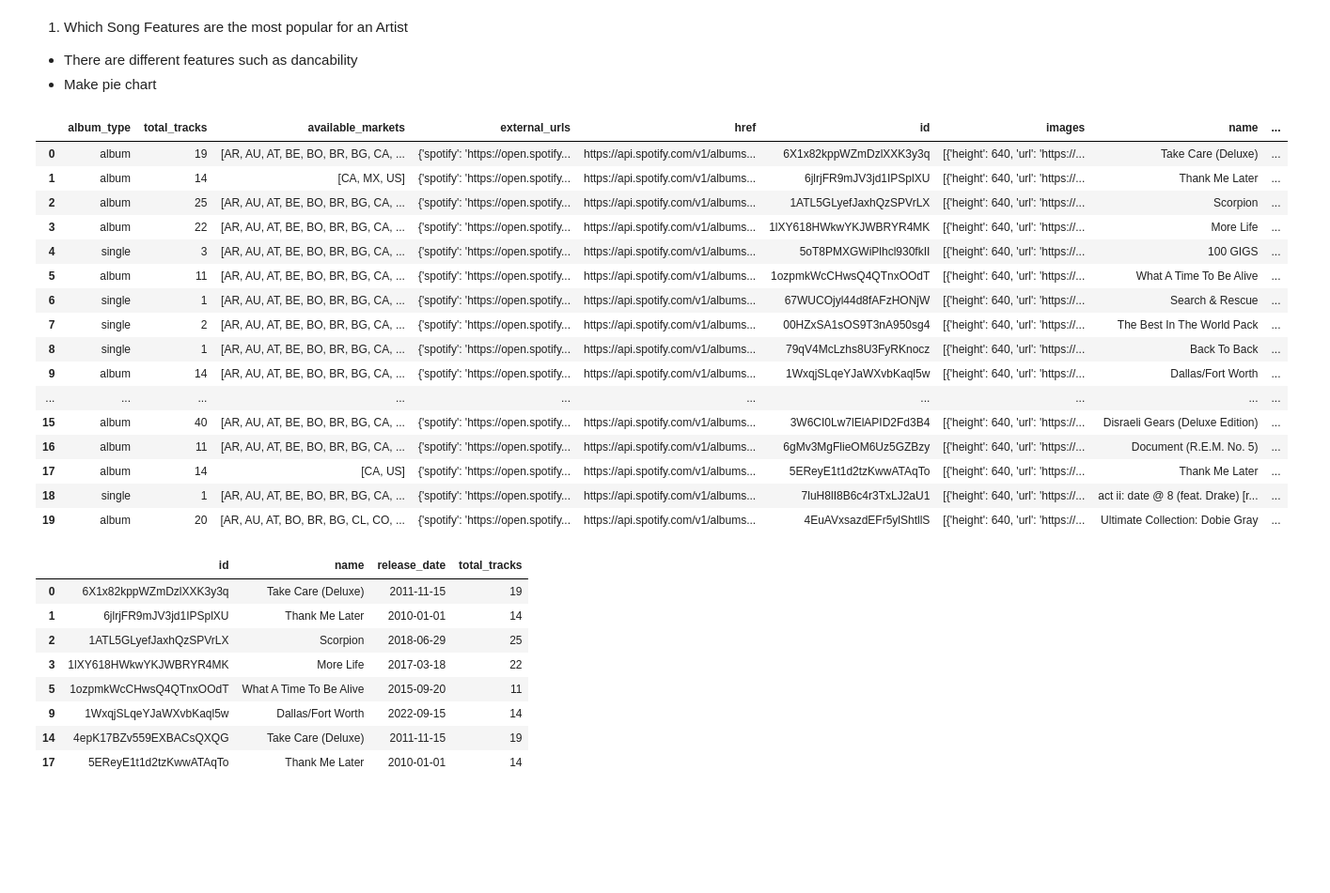
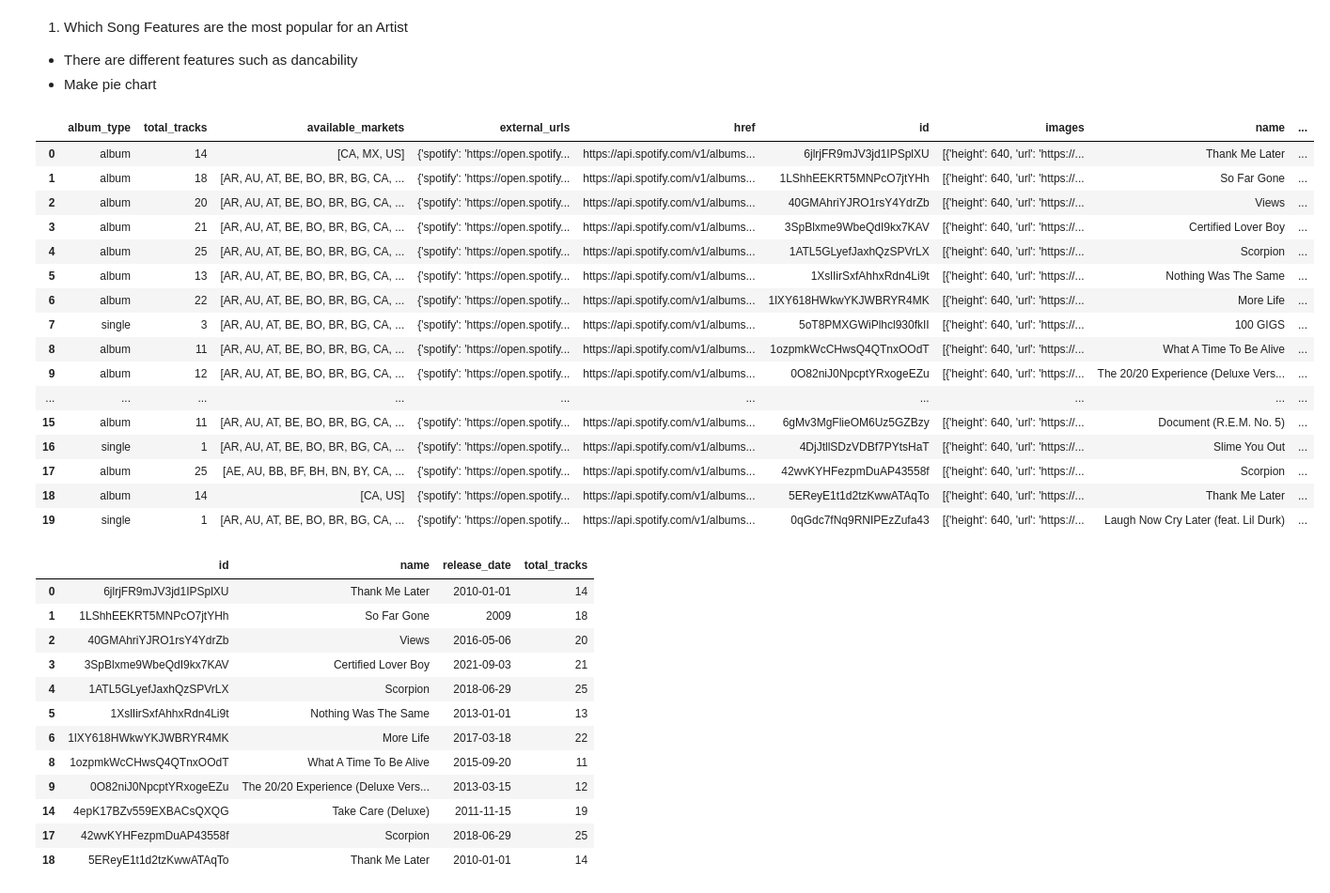
Before and after one commit to schao021/Spotify_Analysis, a Jupyter notebook: spotify_analysis.ipynb, the cells around one changed output. Shown at 94% size. Drawn from its saved outputs; the diff is of its cells as text; code cells hidden in the pictures; blank space fills up the shorter version.

```diff
--- a/spotify_analysis.ipynb
+++ b/spotify_analysis.ipynb
@@ -10,43 +10,46 @@ token = sp.get_token()
 - Make pie chart
 # %%
 result = sp.search_for_album(token, 'Drake')
-type(result)
-df = pd.DataFrame(result['albums']['items'])
+df = pd.DataFrame(result)
 df
 # %% [output]
 |  | album_type | total_tracks | available_markets | external_urls | href | id | images | name | ... |
-| 0 | album | 19 | [AR, AU, AT, BE, BO, BR, BG, CA, ... | {'spotify': 'https://open.spotify... | https://api.spotify.com/v1/albums... | 6X1x82kppWZmDzlXXK3y3q | [{'height': 640, 'url': 'https://... | Take Care (Deluxe) | ... |
-| 1 | album | 14 | [CA, MX, US] | {'spotify': 'https://open.spotify... | https://api.spotify.com/v1/albums... | 6jlrjFR9mJV3jd1IPSplXU | [{'height': 640, 'url': 'https://... | Thank Me Later | ... |
-| 2 | album | 25 | [AR, AU, AT, BE, BO, BR, BG, CA, ... | {'spotify': 'https://open.spotify... | https://api.spotify.com/v1/albums... | 1ATL5GLyefJaxhQzSPVrLX | [{'height': 640, 'url': 'https://... | Scorpion | ... |
-| 3 | album | 22 | [AR, AU, AT, BE, BO, BR, BG, CA, ... | {'spotify': 'https://open.spotify... | https://api.spotify.com/v1/albums... | 1lXY618HWkwYKJWBRYR4MK | [{'height': 640, 'url': 'https://... | More Life | ... |
-| 4 | single | 3 | [AR, AU, AT, BE, BO, BR, BG, CA, ... | {'spotify': 'https://open.spotify... | https://api.spotify.com/v1/albums... | 5oT8PMXGWiPlhcl930fkII | [{'height': 640, 'url': 'https://... | 100 GIGS | ... |
-| 5 | album | 11 | [AR, AU, AT, BE, BO, BR, BG, CA, ... | {'spotify': 'https://open.spotify... | https://api.spotify.com/v1/albums... | 1ozpmkWcCHwsQ4QTnxOOdT | [{'height': 640, 'url': 'https://... | What A Time To Be Alive | ... |
-| 6 | single | 1 | [AR, AU, AT, BE, BO, BR, BG, CA, ... | {'spotify': 'https://open.spotify... | https://api.spotify.com/v1/albums... | 67WUCOjyl44d8fAFzHONjW | [{'height': 640, 'url': 'https://... | Search & Rescue | ... |
-| 7 | single | 2 | [AR, AU, AT, BE, BO, BR, BG, CA, ... | {'spotify': 'https://open.spotify... | https://api.spotify.com/v1/albums... | 00HZxSA1sOS9T3nA950sg4 | [{'height': 640, 'url': 'https://... | The Best In The World Pack | ... |
-| 8 | single | 1 | [AR, AU, AT, BE, BO, BR, BG, CA, ... | {'spotify': 'https://open.spotify... | https://api.spotify.com/v1/albums... | 79qV4McLzhs8U3FyRKnocz | [{'height': 640, 'url': 'https://... | Back To Back | ... |
-| 9 | album | 14 | [AR, AU, AT, BE, BO, BR, BG, CA, ... | {'spotify': 'https://open.spotify... | https://api.spotify.com/v1/albums... | 1WxqjSLqeYJaWXvbKaql5w | [{'height': 640, 'url': 'https://... | Dallas/Fort Worth | ... |
+| 0 | album | 14 | [CA, MX, US] | {'spotify': 'https://open.spotify... | https://api.spotify.com/v1/albums... | 6jlrjFR9mJV3jd1IPSplXU | [{'height': 640, 'url': 'https://... | Thank Me Later | ... |
+| 1 | album | 18 | [AR, AU, AT, BE, BO, BR, BG, CA, ... | {'spotify': 'https://open.spotify... | https://api.spotify.com/v1/albums... | 1LShhEEKRT5MNPcO7jtYHh | [{'height': 640, 'url': 'https://... | So Far Gone | ... |
+| 2 | album | 20 | [AR, AU, AT, BE, BO, BR, BG, CA, ... | {'spotify': 'https://open.spotify... | https://api.spotify.com/v1/albums... | 40GMAhriYJRO1rsY4YdrZb | [{'height': 640, 'url': 'https://... | Views | ... |
+| 3 | album | 21 | [AR, AU, AT, BE, BO, BR, BG, CA, ... | {'spotify': 'https://open.spotify... | https://api.spotify.com/v1/albums... | 3SpBlxme9WbeQdI9kx7KAV | [{'height': 640, 'url': 'https://... | Certified Lover Boy | ... |
+| 4 | album | 25 | [AR, AU, AT, BE, BO, BR, BG, CA, ... | {'spotify': 'https://open.spotify... | https://api.spotify.com/v1/albums... | 1ATL5GLyefJaxhQzSPVrLX | [{'height': 640, 'url': 'https://... | Scorpion | ... |
+| 5 | album | 13 | [AR, AU, AT, BE, BO, BR, BG, CA, ... | {'spotify': 'https://open.spotify... | https://api.spotify.com/v1/albums... | 1XslIirSxfAhhxRdn4Li9t | [{'height': 640, 'url': 'https://... | Nothing Was The Same | ... |
+| 6 | album | 22 | [AR, AU, AT, BE, BO, BR, BG, CA, ... | {'spotify': 'https://open.spotify... | https://api.spotify.com/v1/albums... | 1lXY618HWkwYKJWBRYR4MK | [{'height': 640, 'url': 'https://... | More Life | ... |
+| 7 | single | 3 | [AR, AU, AT, BE, BO, BR, BG, CA, ... | {'spotify': 'https://open.spotify... | https://api.spotify.com/v1/albums... | 5oT8PMXGWiPlhcl930fkII | [{'height': 640, 'url': 'https://... | 100 GIGS | ... |
+| 8 | album | 11 | [AR, AU, AT, BE, BO, BR, BG, CA, ... | {'spotify': 'https://open.spotify... | https://api.spotify.com/v1/albums... | 1ozpmkWcCHwsQ4QTnxOOdT | [{'height': 640, 'url': 'https://... | What A Time To Be Alive | ... |
+| 9 | album | 12 | [AR, AU, AT, BE, BO, BR, BG, CA, ... | {'spotify': 'https://open.spotify... | https://api.spotify.com/v1/albums... | 0O82niJ0NpcptYRxogeEZu | [{'height': 640, 'url': 'https://... | The 20/20 Experience (Deluxe Vers... | ... |
 | ... | ... | ... | ... | ... | ... | ... | ... | ... | ... |
-| 15 | album | 40 | [AR, AU, AT, BE, BO, BR, BG, CA, ... | {'spotify': 'https://open.spotify... | https://api.spotify.com/v1/albums... | 3W6CI0Lw7lElAPID2Fd3B4 | [{'height': 640, 'url': 'https://... | Disraeli Gears (Deluxe Edition) | ... |
-| 16 | album | 11 | [AR, AU, AT, BE, BO, BR, BG, CA, ... | {'spotify': 'https://open.spotify... | https://api.spotify.com/v1/albums... | 6gMv3MgFlieOM6Uz5GZBzy | [{'height': 640, 'url': 'https://... | Document (R.E.M. No. 5) | ... |
-| 17 | album | 14 | [CA, US] | {'spotify': 'https://open.spotify... | https://api.spotify.com/v1/albums... | 5EReyE1t1d2tzKwwATAqTo | [{'height': 640, 'url': 'https://... | Thank Me Later | ... |
-| 18 | single | 1 | [AR, AU, AT, BE, BO, BR, BG, CA, ... | {'spotify': 'https://open.spotify... | https://api.spotify.com/v1/albums... | 7luH8lI8B6c4r3TxLJ2aU1 | [{'height': 640, 'url': 'https://... | act ii: date @ 8 (feat. Drake) [r... | ... |
-| 19 | album | 20 | [AR, AU, AT, BO, BR, BG, CL, CO, ... | {'spotify': 'https://open.spotify... | https://api.spotify.com/v1/albums... | 4EuAVxsazdEFr5ylShtllS | [{'height': 640, 'url': 'https://... | Ultimate Collection: Dobie Gray | ... |
+| 15 | album | 11 | [AR, AU, AT, BE, BO, BR, BG, CA, ... | {'spotify': 'https://open.spotify... | https://api.spotify.com/v1/albums... | 6gMv3MgFlieOM6Uz5GZBzy | [{'height': 640, 'url': 'https://... | Document (R.E.M. No. 5) | ... |
+| 16 | single | 1 | [AR, AU, AT, BE, BO, BR, BG, CA, ... | {'spotify': 'https://open.spotify... | https://api.spotify.com/v1/albums... | 4DjJtllSDzVDBf7PYtsHaT | [{'height': 640, 'url': 'https://... | Slime You Out | ... |
+| 17 | album | 25 | [AE, AU, BB, BF, BH, BN, BY, CA, ... | {'spotify': 'https://open.spotify... | https://api.spotify.com/v1/albums... | 42wvKYHFezpmDuAP43558f | [{'height': 640, 'url': 'https://... | Scorpion | ... |
+| 18 | album | 14 | [CA, US] | {'spotify': 'https://open.spotify... | https://api.spotify.com/v1/albums... | 5EReyE1t1d2tzKwwATAqTo | [{'height': 640, 'url': 'https://... | Thank Me Later | ... |
+| 19 | single | 1 | [AR, AU, AT, BE, BO, BR, BG, CA, ... | {'spotify': 'https://open.spotify... | https://api.spotify.com/v1/albums... | 0qGdc7fNq9RNIPEzZufa43 | [{'height': 640, 'url': 'https://... | Laugh Now Cry Later (feat. Lil Durk) | ... |
 # %%
 df_album = df[(['id', 'name', 'release_date', 'total_tracks', 'album_type'])].copy()
 df_album = df_album[(df_album['album_type'] == 'album')]
 df_album = df_album.drop(columns='album_type')
-df_album = df_album[df_album['release_date'] >= '2006-1-1'] # Drake debuted in 2006
+df_album = df_album[df_album['release_date'] >= '2006-01-01'] # Drake debuted in 2006
 df_album
 # %% [output]
 |  | id | name | release_date | total_tracks |
-| 0 | 6X1x82kppWZmDzlXXK3y3q | Take Care (Deluxe) | 2011-11-15 | 19 |
-| 1 | 6jlrjFR9mJV3jd1IPSplXU | Thank Me Later | 2010-01-01 | 14 |
-| 2 | 1ATL5GLyefJaxhQzSPVrLX | Scorpion | 2018-06-29 | 25 |
-| 3 | 1lXY618HWkwYKJWBRYR4MK | More Life | 2017-03-18 | 22 |
-| 5 | 1ozpmkWcCHwsQ4QTnxOOdT | What A Time To Be Alive | 2015-09-20 | 11 |
-| 9 | 1WxqjSLqeYJaWXvbKaql5w | Dallas/Fort Worth | 2022-09-15 | 14 |
+| 0 | 6jlrjFR9mJV3jd1IPSplXU | Thank Me Later | 2010-01-01 | 14 |
+| 1 | 1LShhEEKRT5MNPcO7jtYHh | So Far Gone | 2009 | 18 |
+| 2 | 40GMAhriYJRO1rsY4YdrZb | Views | 2016-05-06 | 20 |
+| 3 | 3SpBlxme9WbeQdI9kx7KAV | Certified Lover Boy | 2021-09-03 | 21 |
+| 4 | 1ATL5GLyefJaxhQzSPVrLX | Scorpion | 2018-06-29 | 25 |
+| 5 | 1XslIirSxfAhhxRdn4Li9t | Nothing Was The Same | 2013-01-01 | 13 |
+| 6 | 1lXY618HWkwYKJWBRYR4MK | More Life | 2017-03-18 | 22 |
+| 8 | 1ozpmkWcCHwsQ4QTnxOOdT | What A Time To Be Alive | 2015-09-20 | 11 |
+| 9 | 0O82niJ0NpcptYRxogeEZu | The 20/20 Experience (Deluxe Vers... | 2013-03-15 | 12 |
 | 14 | 4epK17BZv559EXBACsQXQG | Take Care (Deluxe) | 2011-11-15 | 19 |
-| 17 | 5EReyE1t1d2tzKwwATAqTo | Thank Me Later | 2010-01-01 | 14 |
+| 17 | 42wvKYHFezpmDuAP43558f | Scorpion | 2018-06-29 | 25 |
+| 18 | 5EReyE1t1d2tzKwwATAqTo | Thank Me Later | 2010-01-01 | 14 |
 # %%
 total_id = df_album['id'].tolist()
 total_id
```
Also changed, not shown: parts of 8 cells of this notebook, 1 other file.
